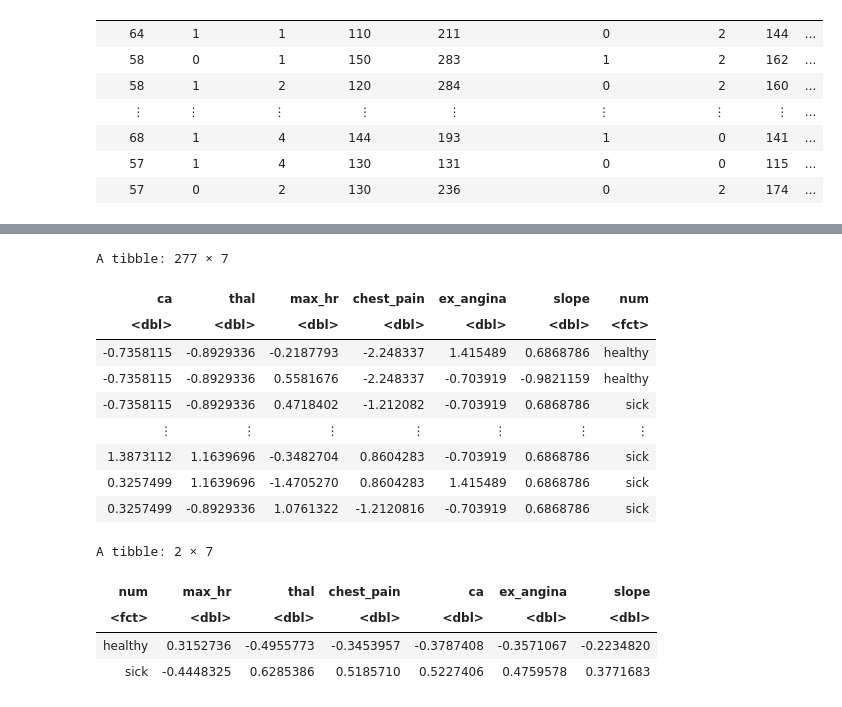
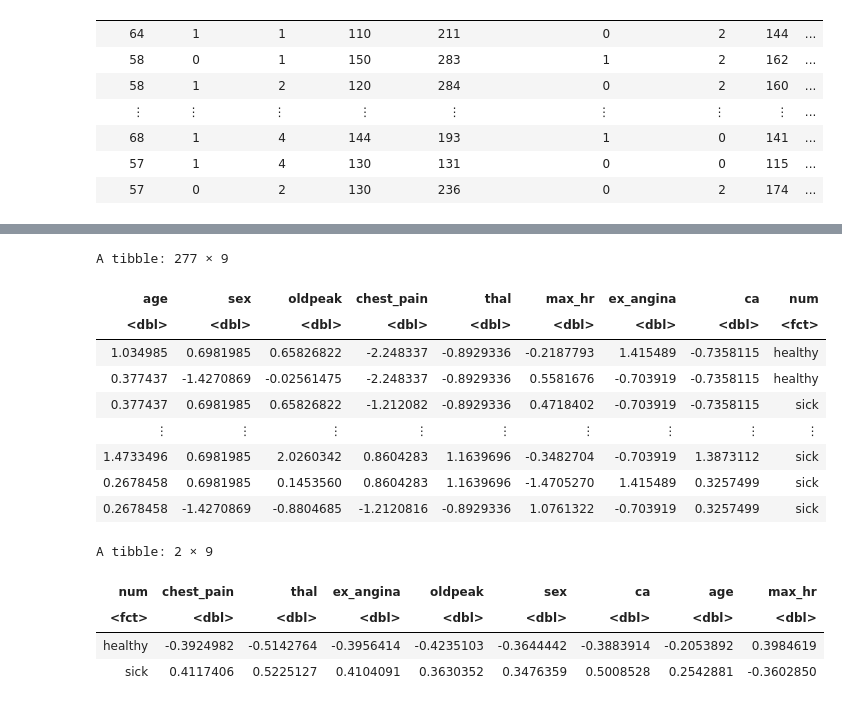
Before and after one commit to zohairomar1/HeartDiseasePredictionModel, a Jupyter notebook: group_project_report19.ipynb, the cells around one changed output, grey strips where cells are left out. Saved outputs shown, nothing was run; the diff lists cells and outputs as text; code cells hidden in the pictures.

```diff
--- a/group_project_report19.ipynb
+++ b/group_project_report19.ipynb
@@ -126,18 +108,18 @@ heart_data_scaled_1|>
 # %%
 heart_clean <- heart_data_scaled_1 |>
-select("ca", "thal", "max_hr", "chest_pain", "ex_angina", "slope", "num")
+select("age", "sex", "oldpeak", "chest_pain", "thal", "max_hr", "ex_angina", "ca", "num")
 heart_clean
 # %% [output]
-A tibble: 277 × 7
+A tibble: 277 × 9
-| ca | thal | max_hr | chest_pain | ex_angina | slope | num |
-| <dbl> | <dbl> | <dbl> | <dbl> | <dbl> | <dbl> | <fct> |
-| -0.7358115 | -0.8929336 | -0.2187793 | -2.248337 | 1.415489 | 0.6868786 | healthy |
-| -0.7358115 | -0.8929336 | 0.5581676 | -2.248337 | -0.703919 | -0.9821159 | healthy |
-| -0.7358115 | -0.8929336 | 0.4718402 | -1.212082 | -0.703919 | 0.6868786 | sick |
-| ⋮ | ⋮ | ⋮ | ⋮ | ⋮ | ⋮ | ⋮ |
-| 1.3873112 | 1.1639696 | -0.3482704 | 0.8604283 | -0.703919 | 0.6868786 | sick |
-| 0.3257499 | 1.1639696 | -1.4705270 | 0.8604283 | 1.415489 | 0.6868786 | sick |
-| 0.3257499 | -0.8929336 | 1.0761322 | -1.2120816 | -0.703919 | 0.6868786 | sick |
+| age | sex | oldpeak | chest_pain | thal | max_hr | ex_angina | ca | num |
+| <dbl> | <dbl> | <dbl> | <dbl> | <dbl> | <dbl> | <dbl> | <dbl> | <fct> |
+| 1.034985 | 0.6981985 | 0.65826822 | -2.248337 | -0.8929336 | -0.2187793 | 1.415489 | -0.7358115 | healthy |
+| 0.377437 | -1.4270869 | -0.02561475 | -2.248337 | -0.8929336 | 0.5581676 | -0.703919 | -0.7358115 | healthy |
+| 0.377437 | 0.6981985 | 0.65826822 | -1.212082 | -0.8929336 | 0.4718402 | -0.703919 | -0.7358115 | sick |
+| ⋮ | ⋮ | ⋮ | ⋮ | ⋮ | ⋮ | ⋮ | ⋮ | ⋮ |
+| 1.4733496 | 0.6981985 | 2.0260342 | 0.8604283 | 1.1639696 | -0.3482704 | -0.703919 | 1.3873112 | sick |
+| 0.2678458 | 0.6981985 | 0.1453560 | 0.8604283 | 1.1639696 | -1.4705270 | 1.415489 | 0.3257499 | sick |
+| 0.2678458 | -1.4270869 | -0.8804685 | -1.2120816 | -0.8929336 | 1.0761322 | -0.703919 | 0.3257499 | sick |
 # %%
 heart_disease_split <- initial_split(heart_clean, prop = 0.75, strata = num)
 heart_disease_train <- training(heart_disease_split)
@@ -145,19 +127,21 @@ heart_disease_test <- testing(heart_disease_split)
 # %%
 heart_disease_table <- heart_disease_train |>
 group_by(num)|>
-summarize(max_hr = mean(max_hr),
+summarize(chest_pain = mean(chest_pain, na.rm = TRUE),
     thal = mean(thal, na.rm = TRUE),
-    chest_pain = mean(chest_pain, na.rm = TRUE),
+    ex_angina = mean(ex_angina, na.rm = TRUE),
+    oldpeak = mean(oldpeak, na.rm = TRUE),
+    sex = mean(sex, na.rm = TRUE),
     ca = mean(ca, na.rm = TRUE),
-    ex_angina = mean(ex_angina, na.rm = TRUE),
-    slope = mean(slope, na.rm = TRUE))
+    age = mean(age, na.rm = TRUE),
+    max_hr = mean(max_hr, na.rm = TRUE))
 heart_disease_table
 # %% [output]
-A tibble: 2 × 7
+A tibble: 2 × 9
-| num | max_hr | thal | chest_pain | ca | ex_angina | slope |
-| <fct> | <dbl> | <dbl> | <dbl> | <dbl> | <dbl> | <dbl> |
-| healthy | 0.3152736 | -0.4955773 | -0.3453957 | -0.3787408 | -0.3571067 | -0.2234820 |
-| sick | -0.4448325 | 0.6285386 | 0.5185710 | 0.5227406 | 0.4759578 | 0.3771683 |
+| num | chest_pain | thal | ex_angina | oldpeak | sex | ca | age | max_hr |
+| <fct> | <dbl> | <dbl> | <dbl> | <dbl> | <dbl> | <dbl> | <dbl> | <dbl> |
+| healthy | -0.3924982 | -0.5142764 | -0.3956414 | -0.4235103 | -0.3644442 | -0.3883914 | -0.2053892 | 0.3984619 |
+| sick | 0.4117406 | 0.5225127 | 0.4104091 | 0.3630352 | 0.3476359 | 0.5008528 | 0.2542881 | -0.3602850 |
 # %%
 set.seed(2019)
 
```
Also changed, not shown: parts of 8 cells of this notebook.
